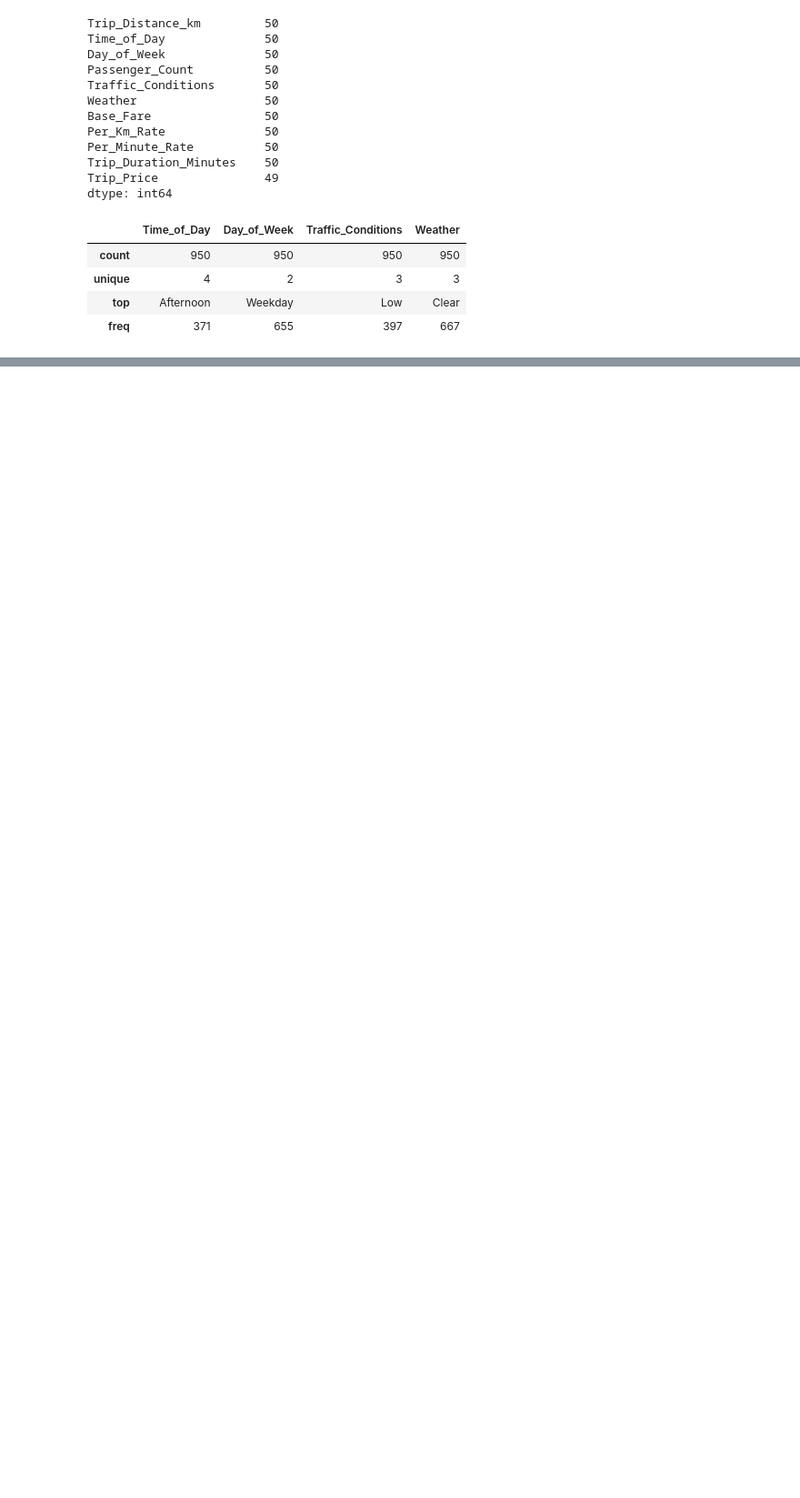
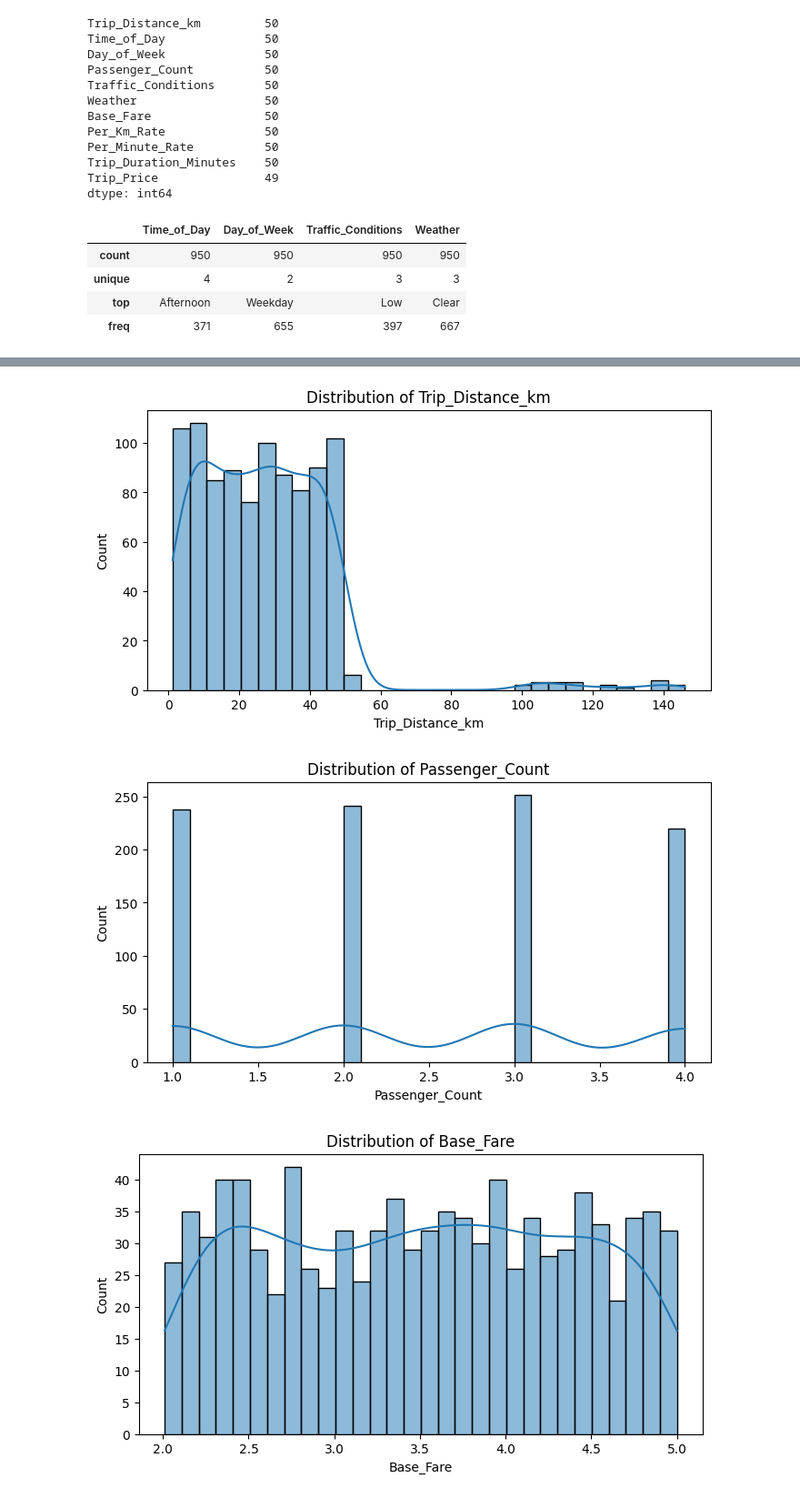
Before and after one commit to zeyad-mohvme-d/Taxi-Fare-Trip-Duration-Analytics, a Jupyter notebook: Notebook/Analysis.ipynb, the cells around one changed output, grey strips where cells are left out. Shown at 91% size. Drawn from its saved outputs; the diff is of its cells as text; code cells hidden in the pictures; blank space fills up the shorter version.

```diff
--- a/Notebook/Analysis.ipynb
+++ b/Notebook/Analysis.ipynb
@@ -73,0 +95,3 @@ data.describe(include='O')
+# %%
+for col in data.select_dtypes(include=['object']).columns:
+    print(f"Unique values in '{col}': {data[col].nunique()}")
@@ -73,0 +107,9 @@ data.describe(include='O')
+# %%
+for col in data.select_dtypes(include=['number']).columns:
+    plt.figure(figsize=(8, 4))
+    sns.histplot(data[col], bins=30, kde=True)
+    plt.title(f'Distribution of {col}')
+# %% [output]
+[figure, added]
+[figure, added]
+[figure, added]
```
Also changed, not shown: parts of 43 cells of this notebook.
